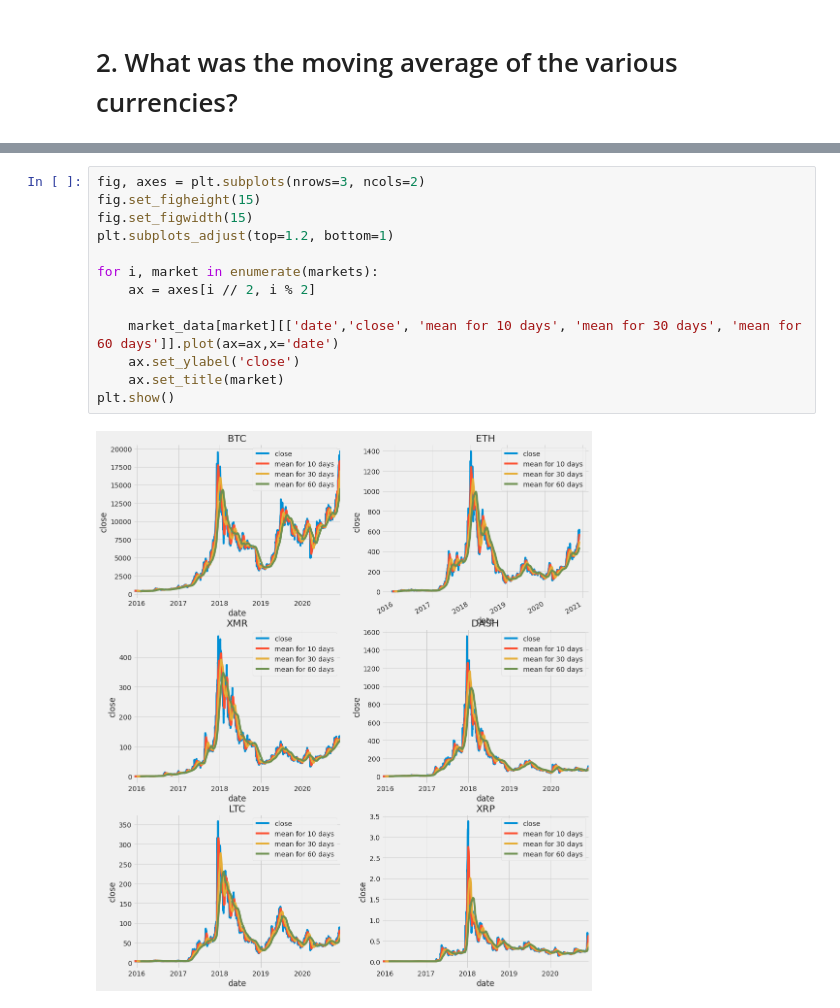
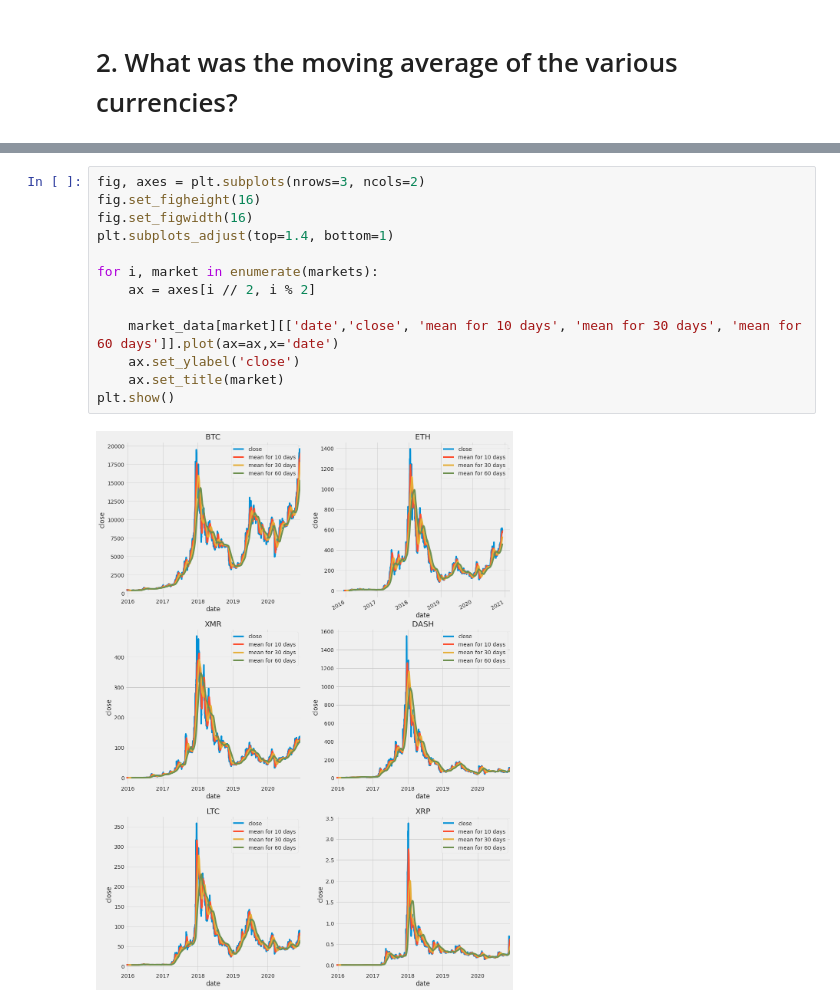
Before and after one commit to Vepnar/Invester-AI, a Jupyter notebook: notebooks/Analysis.ipynb, the cells around one changed output, grey strips where cells are left out. Saved outputs shown, nothing was run; the diff lists cells and outputs as text.

```diff
--- a/notebooks/Analysis.ipynb
+++ b/notebooks/Analysis.ipynb
@@ -97,15 +86,15 @@ array([[<AxesSubplot:title={'center':'open'}>,
 # %%
 fig, axes = plt.subplots(nrows=3, ncols=2)
-fig.set_figheight(15)
-fig.set_figwidth(15)
-plt.subplots_adjust(top=1.2, bottom=1)
+fig.set_figheight(16)
+fig.set_figwidth(16)
+plt.subplots_adjust(top=1.4, bottom=1)
 
 for i, market in enumerate(markets):
     ax = axes[i // 2, i % 2]
 
     market_data[market][['date','close', 'mean for 10 days', 'mean for 30 days', 'mean for 60 days']].plot(ax=ax,x='date')
     ax.set_ylabel('close')
     ax.set_title(market)
 plt.show()
 # %% [output]
-[figure, old version]
+[figure, new version]
```
Also changed, not shown: parts of 5 cells of this notebook.
